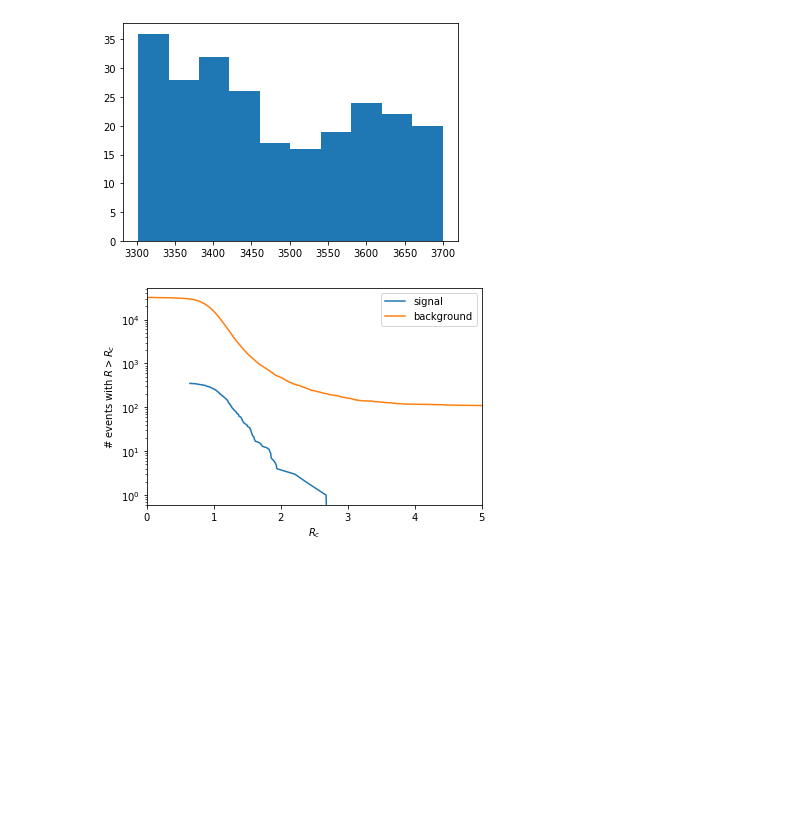
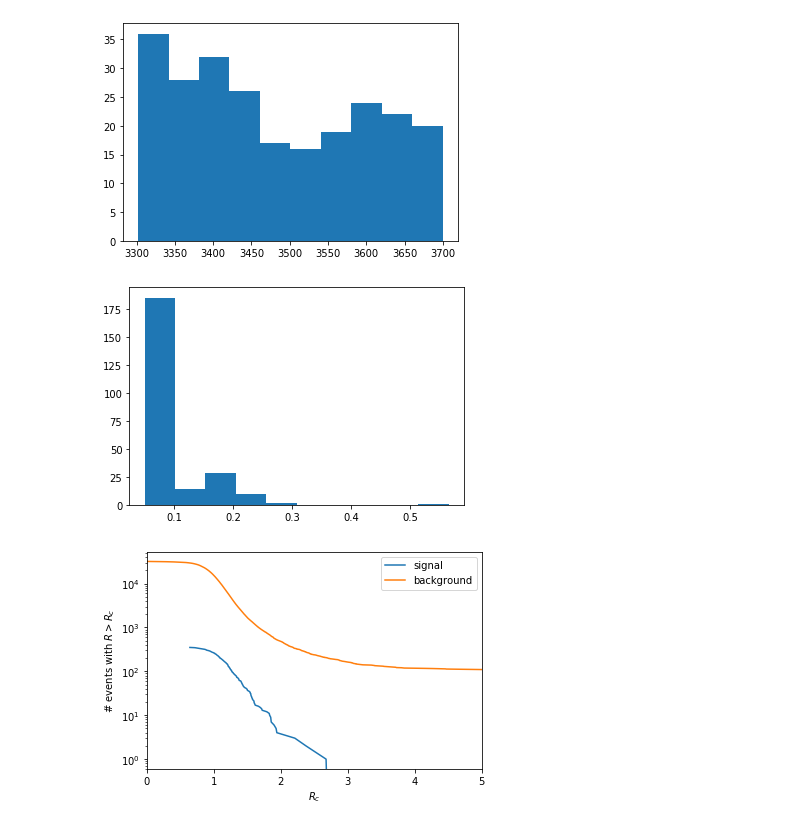
Before and after one commit to matteoettam09/i-flow, a Jupyter notebook: DensityEstimation/RnD_dataset.ipynb, the cells around one changed output. Cells and saved outputs as stored; diff of their text form; code cells hidden in the pictures; blank space fills up the shorter version.

```diff
--- a/DensityEstimation/RnD_dataset.ipynb
+++ b/DensityEstimation/RnD_dataset.ipynb
@@ -593,7 +637,7 @@ bkglogprob = np.log(bkgprob)
 # %% [markdown]
 cast back into pandas DataFrames
 # %%
-data_sig = pd.DataFrame(data_sig.numpy(), columns=['mJJ', 'mJ1', 'tau21J1', 'mJ2', 'tau21J2', 'signal'])
+data_sig = pd.DataFrame(data_sig.numpy(), columns=['mJJ', 'mJ1', 'tau21J1', 'tau21J2', 'diffm', 'signal'])
 data_sig.signal = (data_sig.signal - np.min(data_sig.signal)).astype('bool')
 data_sig['sigprob'] = sigprob.numpy()
 data_sig['bkgprob'] = bkgprob.numpy()
@@ -631,6 +675,11 @@ plt.hist(data_sig.query('R > 2.5').mJJ_unscaled)
 plt.show()
 # %% [output]
 [figure]
+# %%
+plt.hist(data_sig.query('R > 2.5').diffm)
+plt.show()
+# %% [output]
+[figure, added]
 # %%
 signals = data_sig[issignal].copy()
 signals.sort_values(by='R', ascending=False, inplace=True)
```
Also changed, not shown: parts of 18 cells of this notebook.
